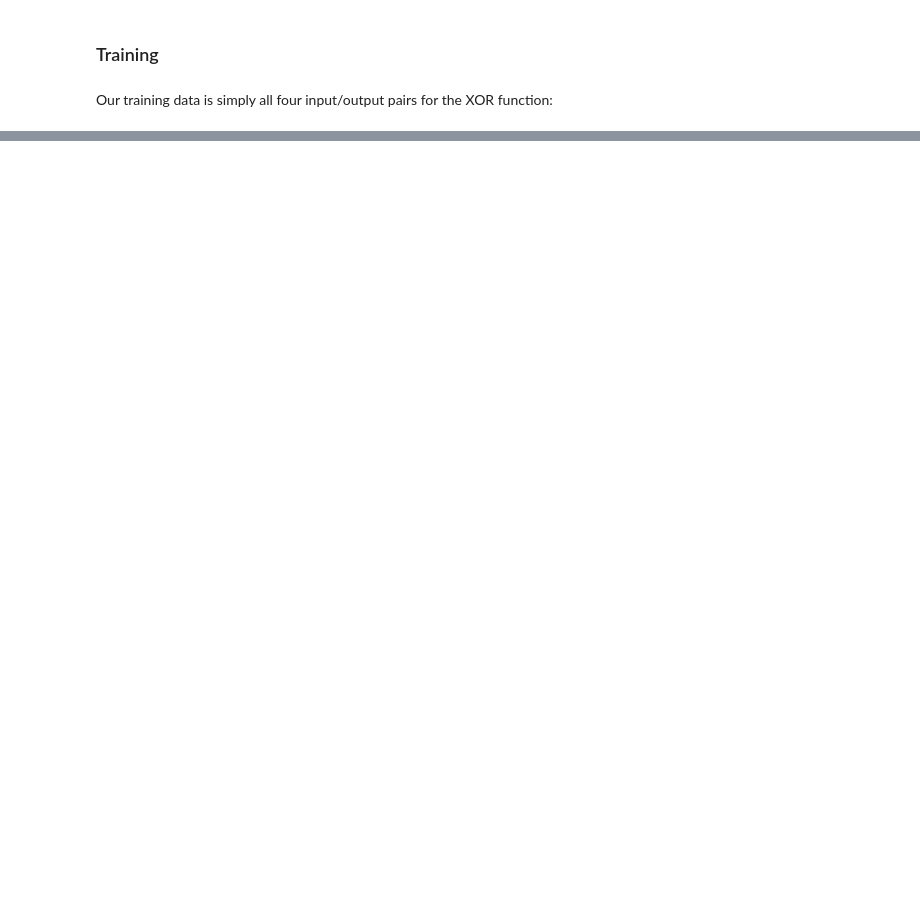
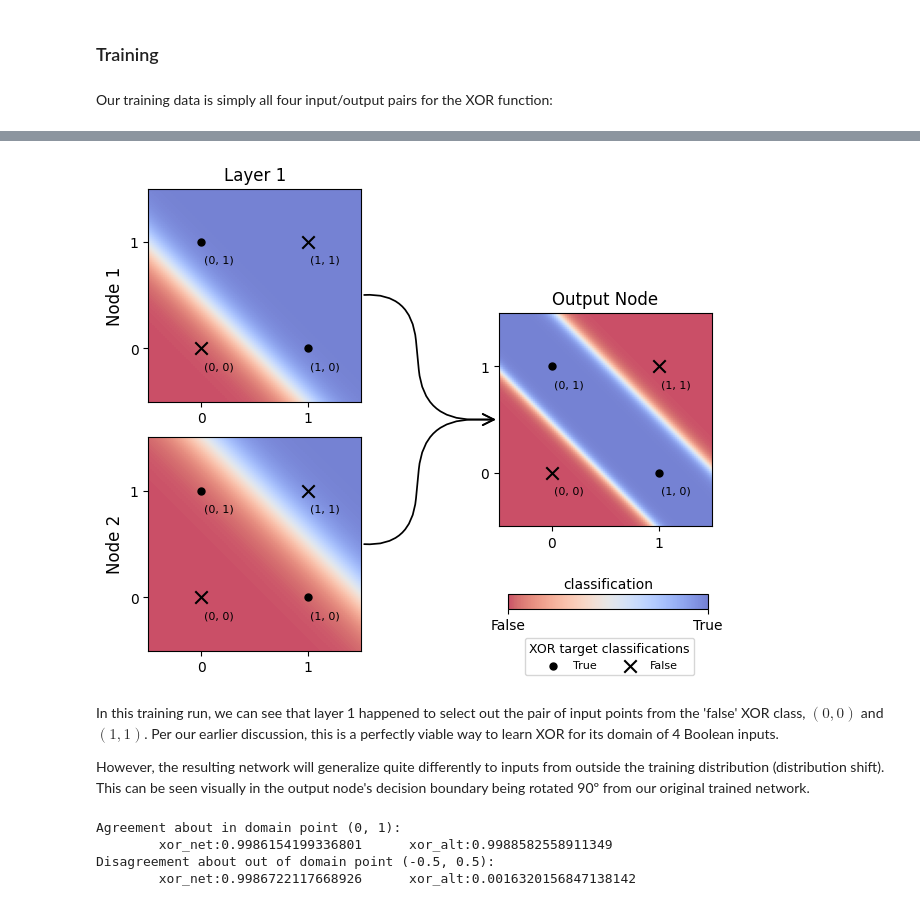
Before and after one commit to jeremy-dolan/neural-net-from-scratch, a Jupyter notebook: xor-and-linear-separability.ipynb, the cells around one changed output, grey strips where cells are left out. Saved outputs shown, nothing was run; the diff lists cells and outputs as text; code cells hidden in the pictures; blank space fills up the shorter version.

```diff
--- a/xor-and-linear-separability.ipynb
+++ b/xor-and-linear-separability.ipynb
@@ -354,0 +316,4 @@ Hat tips for their explanations of backpropagation:
+# %%
+xor_alt = Net(inputs=2, shape=[2, 1], activation_fxs=[sigmoid]*2, loss_fx=log_loss)
+xor_alt.batch_train(training_data=xor_training, epochs=5_000, learning_rate=1.75)
+xor_alt.show_params()
@@ -354,0 +330,29 @@ Hat tips for their explanations of backpropagation:
+# %%
+meshgrid_alt1 = meshgrid_eval(xor_alt.layers[0].nodes[0].activate, start=-0.5, stop=1.5, N=100)
+meshgrid_alt2  = meshgrid_eval(xor_alt.layers[0].nodes[1].activate, start=-0.5, stop=1.5, N=100)
+meshgrid_xoralt = meshgrid_eval(lambda inputs: xor_alt.forward(inputs)[-1][0], start=-0.5, stop=1.5, N=100)
+plots.xor.plot_net_meshgrids(node1grid=meshgrid_alt1, node2grid=meshgrid_alt2, outputgrid=meshgrid_xoralt)
+# %% [output]
+[figure, added]
+# %% [markdown]
+In this training run, we can see that layer 1 happened to select out the pair
+of input points from the 'false' XOR class, $(0,0)$ and $(1,1)$. Per our
+earlier discussion, this is a perfectly viable way to learn XOR for its domain
+of 4 Boolean inputs.
+
+However, the resulting network will generalize quite differently to inputs from
+outside the training distribution (distribution shift). This can be seen
+visually in the output node's decision boundary being rotated 90º from our
+original trained network.
+# %%
+in_domain_point = (0, 1)
+OOD_point = (-0.5, 0.5)
+print(f'Agreement about in domain point {in_domain_point}:')
+print(f'\txor_net:{xor_net.forward(in_domain_point)[-1][0]}\txor_alt:{xor_alt.forward(in_domain_point)[-1][0]}')
+print(f'Disagreement about out of domain point {OOD_point}:')
+print(f'\txor_net:{xor_net.forward(OOD_point)[-1][0]}\txor_alt:{xor_alt.forward(OOD_point)[-1][0]}')
+# %% [output]
+Agreement about in domain point (0, 1):
+        xor_net:0.9986154199336801      xor_alt:0.9988582558911349
+Disagreement about out of domain point (-0.5, 0.5):
+        xor_net:0.9986722117668926      xor_alt:0.0016320156847138142
```
Also changed, not shown: parts of 33 cells of this notebook, 2 other files.
